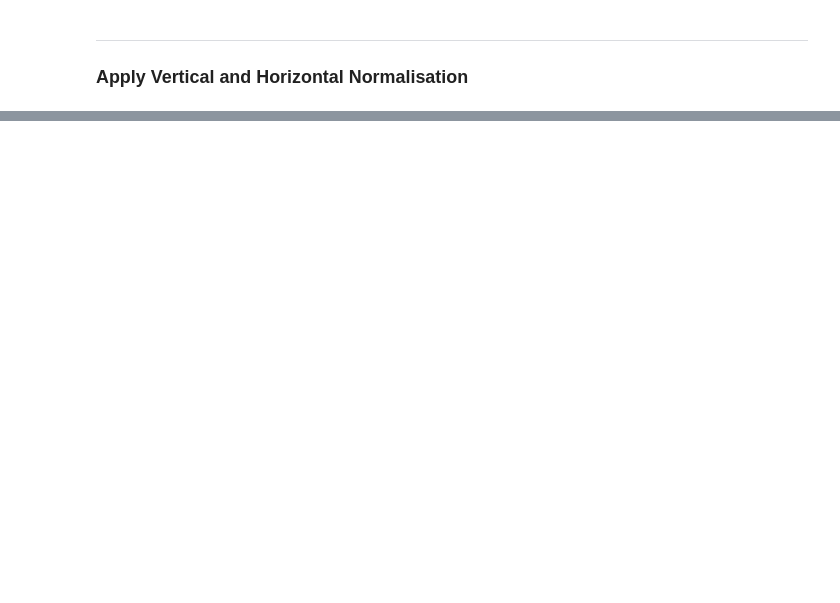
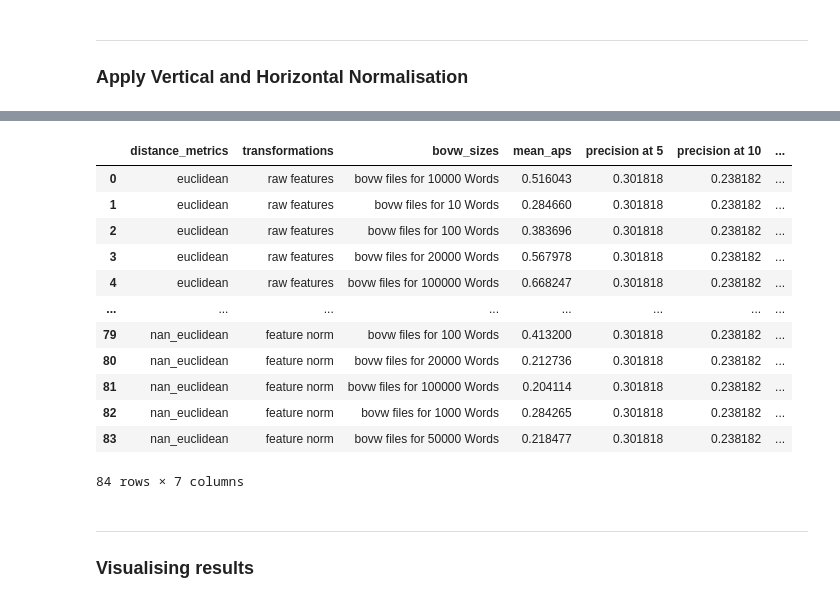
Before and after one commit to S-Arbor/Image-Retrieval-Project, a Jupyter notebook: sift_evaluator.ipynb, the cells around one changed output, grey strips where cells are left out. Drawn from its saved outputs; the diff is of its cells as text; code cells hidden in the pictures; blank space fills up the shorter version.

Commit message:
Tidied up second half of the file, todo: interpret results

```diff
--- a/sift_evaluator.ipynb
+++ b/sift_evaluator.ipynb
@@ -77,3 +77,5 @@ def average_precision(truth_values):
 # %% [markdown]
 ____
 ### Total Metrics
+# %%
+precisions_at_k = {}
@@ -286,18 +305,0 @@ results.append({"distance metric" : "a", "transformation" : "b", "bovw size" : "
-# %%
-results = pd.DataFrame(columns=["distance metric", "transformation", "bovw size", "mean average precision"])
-
-for (metric_name, metric_function) in distance_metrics.items():
-    for (data_set_name, train_set_test_set) in data_sets.items():
-        train = train_set_test_set[0]
-        test = train_set_test_set[1]
-        for bovw_size in train.keys():
-            mean_ap = mean_average_precision(train[bovw_size], test[bovw_size], train_attributes["names"],
-                                             test_attributes["names"], metric_function)
-            print("{} {} {} : {}".format(metric_name, data_set_name, bovw_size, mean_ap))
-            results.append({"distance metric" : metric_name,
-                            "transformation" : data_set_name,
-                            "bovw size" : bovw_size,
-                            "mean average precision" : mean_ap},
-                            ignore_index=True)
-
-results
@@ -491,0 +306,32 @@ for (a, b) in enumerate(test_features["bovw files for 10 Words"]):
+# %%
+results = {"distance_metrics" : [], 'transformations' : [], 'bovw_sizes' : [], 'mean_aps' : []}
+k_vals = [5, 10, 20]
+for k in k_vals:
+    results["precision at {}".format(k)] = []
+
+for (metric_name, metric_function) in test_distance_metrics.items():
+    for  transformation in ["raw features", "vector norm", "feature norm"]:
+        train = oxford5k[transformation]["train"]
+        test = oxford5k[transformation]["test"]
+
+        for bovw_size in train.keys():
+            (mean_ap, p_at_k) = compute_metrics(train_features = train[bovw_size],
+                                                test_features = test[bovw_size],
+                                                train_names = oxford5k["attributes"]["train"]["names"],
+                                                test_names = oxford5k["attributes"]["test"]["names"],
+                                                query_function=basic_query,
+                                                metric_function = metric_function,
+                                                k_values=k_vals)
+
+            print("{} {} {} : {}".format(metric_name, transformation, bovw_size, mean_ap))
+            results['distance_metrics'].append(metric_name)
+            results['transformations'].append(transformation)
+            results['bovw_sizes'].append(bovw_size)
+            results['mean_aps'].append(mean_ap)
+            for (k, p_at_k) in p_at_k.items():
+                results["precision at {}".format(k)] = p_at_k
+
+
+results_df = pd.DataFrame(results)
+results_df
+# %% [output]
@@ -491,0 +355,16 @@ for (a, b) in enumerate(test_features["bovw files for 10 Words"]):
+|  | distance_metrics | transformations | bovw_sizes | mean_aps | precision at 5 | precision at 10 | ... |
+| 0 | euclidean | raw features | bovw files for 10000 Words | 0.516043 | 0.301818 | 0.238182 | ... |
+| 1 | euclidean | raw features | bovw files for 10 Words | 0.284660 | 0.301818 | 0.238182 | ... |
+| 2 | euclidean | raw features | bovw files for 100 Words | 0.383696 | 0.301818 | 0.238182 | ... |
+| 3 | euclidean | raw features | bovw files for 20000 Words | 0.567978 | 0.301818 | 0.238182 | ... |
+| 4 | euclidean | raw features | bovw files for 100000 Words | 0.668247 | 0.301818 | 0.238182 | ... |
+| ... | ... | ... | ... | ... | ... | ... | ... |
+| 79 | nan_euclidean | feature norm | bovw files for 100 Words | 0.413200 | 0.301818 | 0.238182 | ... |
+| 80 | nan_euclidean | feature norm | bovw files for 20000 Words | 0.212736 | 0.301818 | 0.238182 | ... |
+| 81 | nan_euclidean | feature norm | bovw files for 100000 Words | 0.204114 | 0.301818 | 0.238182 | ... |
+| 82 | nan_euclidean | feature norm | bovw files for 1000 Words | 0.284265 | 0.301818 | 0.238182 | ... |
+| 83 | nan_euclidean | feature norm | bovw files for 50000 Words | 0.218477 | 0.301818 | 0.238182 | ... |
+84 rows × 7 columns
+# %% [markdown]
+____
+### Visualising results
```
Also changed, not shown: parts of 17 cells of this notebook.
